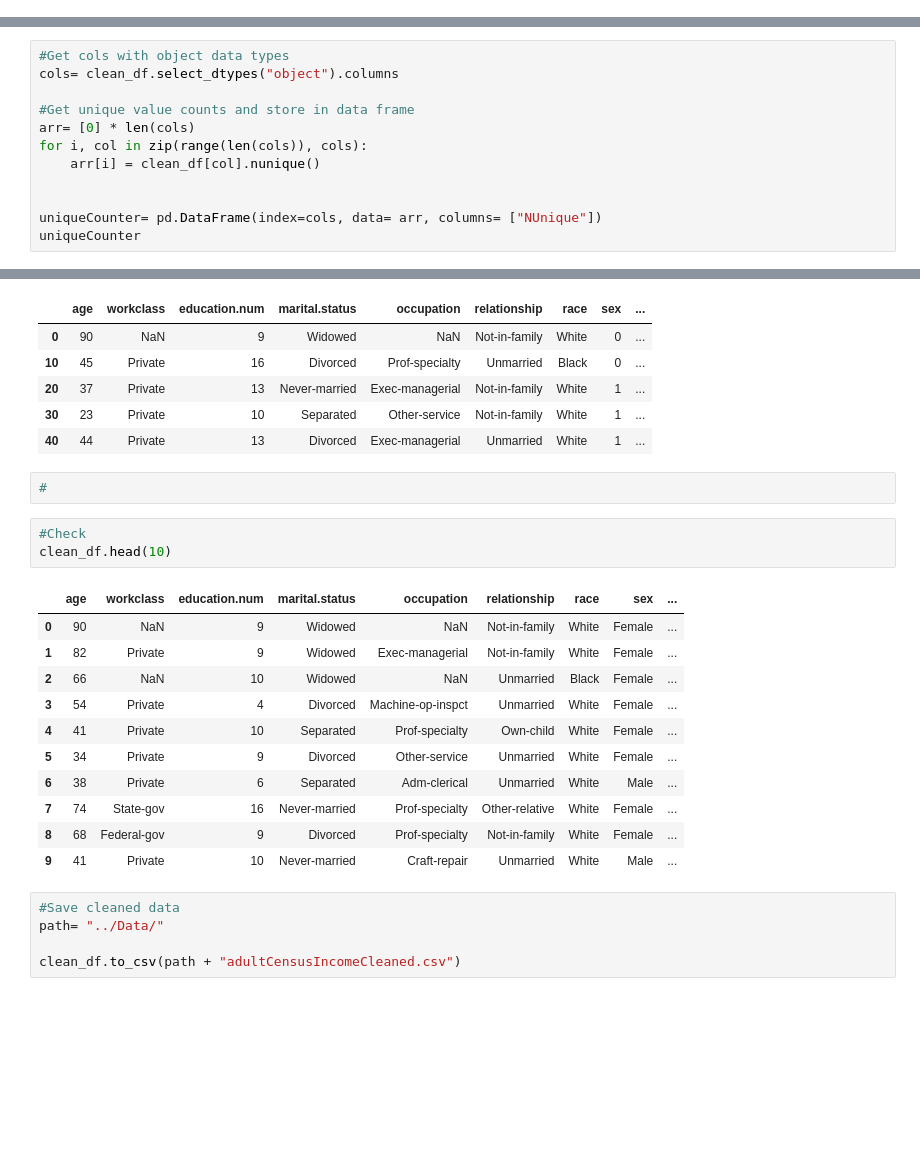
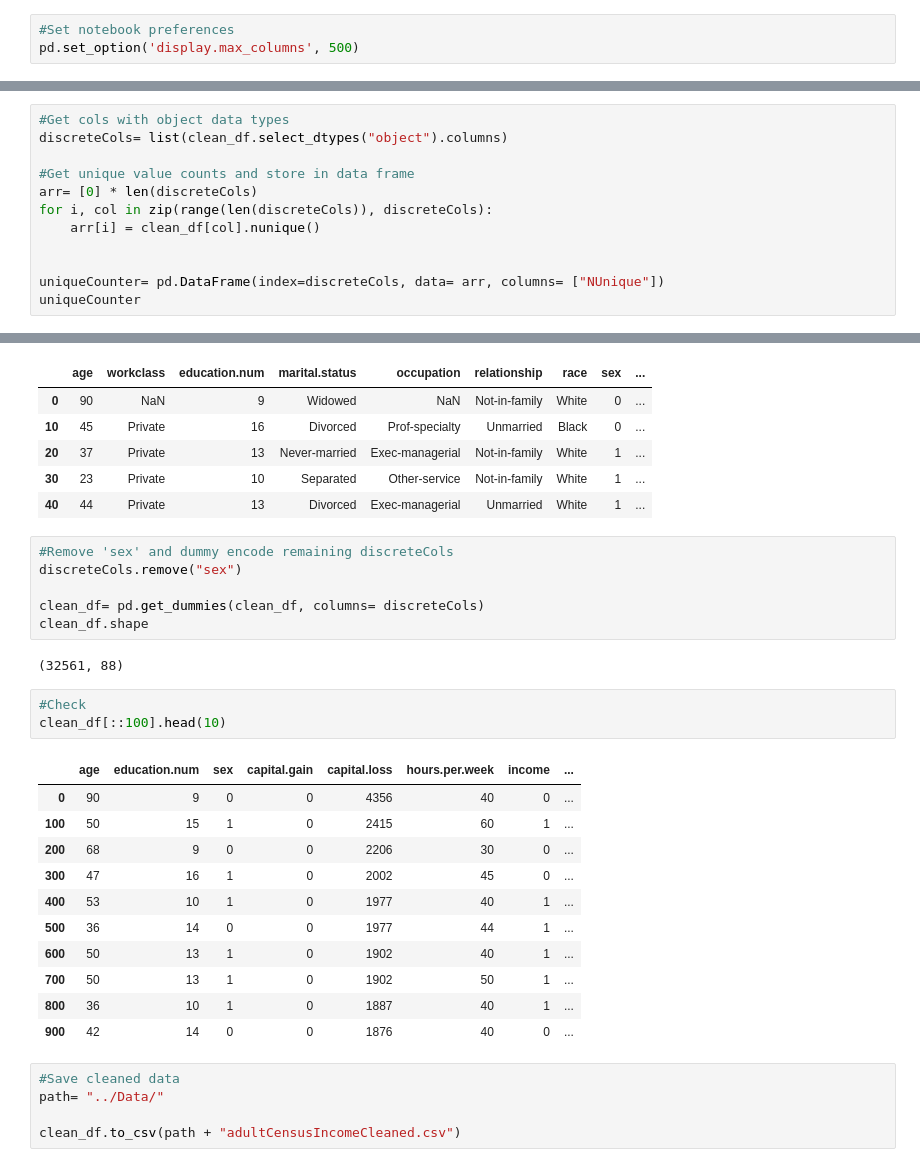
Before and after one commit to KishenSharma6/IncomeClassifier_CPP, a Jupyter notebook: EDA/DataCleaning.ipynb, the cells around one changed output, grey strips where cells are left out. Cells and saved outputs as stored; diff of their text form; blank space fills up the shorter version.

Commit message:
Created dummy variables

```diff
--- a/EDA/DataCleaning.ipynb
+++ b/EDA/DataCleaning.ipynb
@@ -2,6 +2,9 @@
 import os
 import pandas as pd
 import numpy as np
+# %%
+#Set notebook preferences
+pd.set_option('display.max_columns', 500)
 # %%
 #Read-in raw-data
 path= "../Data/adultCensusIncome.csv"
@@ -25,14 +28,14 @@ clean_df['income'] = clean_df['income'].apply(lambda x: 1 if x == ">50K" else 0)
 Dummy Encode Discrete Variables
 # %%
 #Get cols with object data types
-cols= clean_df.select_dtypes("object").columns
+discreteCols= list(clean_df.select_dtypes("object").columns)
 
 #Get unique value counts and store in data frame
-arr= [0] * len(cols)
-for i, col in zip(range(len(cols)), cols):
+arr= [0] * len(discreteCols)
+for i, col in zip(range(len(discreteCols)), discreteCols):
     arr[i] = clean_df[col].nunique()
 
 
-uniqueCounter= pd.DataFrame(index=cols, data= arr, columns= ["NUnique"])
+uniqueCounter= pd.DataFrame(index=discreteCols, data= arr, columns= ["NUnique"])
 uniqueCounter
 # %% [output]
@@ -57,23 +59,29 @@ clean_df[:100:10].head()
 | 20 | 37 | Private | 13 | Never-married | Exec-managerial | Not-in-family | White | 1 | ... |
 | 30 | 23 | Private | 10 | Separated | Other-service | Not-in-family | White | 1 | ... |
 | 40 | 44 | Private | 13 | Divorced | Exec-managerial | Unmarried | White | 1 | ... |
-# %%
-#
+# %%
+#Remove 'sex' and dummy encode remaining discreteCols
+discreteCols.remove("sex")
+
+clean_df= pd.get_dummies(clean_df, columns= discreteCols)
+clean_df.shape
+# %% [output]
+(32561, 88)
 # %%
 #Check
-clean_df.head(10)
+clean_df[::100].head(10)
 # %% [output]
-|  | age | workclass | education.num | marital.status | occupation | relationship | race | sex | ... |
-| 0 | 90 | NaN | 9 | Widowed | NaN | Not-in-family | White | Female | ... |
-| 1 | 82 | Private | 9 | Widowed | Exec-managerial | Not-in-family | White | Female | ... |
-| 2 | 66 | NaN | 10 | Widowed | NaN | Unmarried | Black | Female | ... |
-| 3 | 54 | Private | 4 | Divorced | Machine-op-inspct | Unmarried | White | Female | ... |
-| 4 | 41 | Private | 10 | Separated | Prof-specialty | Own-child | White | Female | ... |
-| 5 | 34 | Private | 9 | Divorced | Other-service | Unmarried | White | Female | ... |
-| 6 | 38 | Private | 6 | Separated | Adm-clerical | Unmarried | White | Male | ... |
-| 7 | 74 | State-gov | 16 | Never-married | Prof-specialty | Other-relative | White | Female | ... |
-| 8 | 68 | Federal-gov | 9 | Divorced | Prof-specialty | Not-in-family | White | Female | ... |
-| 9 | 41 | Private | 10 | Never-married | Craft-repair | Unmarried | White | Male | ... |
+|  | age | education.num | sex | capital.gain | capital.loss | hours.per.week | income | ... |
+| 0 | 90 | 9 | 0 | 0 | 4356 | 40 | 0 | ... |
+| 100 | 50 | 15 | 1 | 0 | 2415 | 60 | 1 | ... |
+| 200 | 68 | 9 | 0 | 0 | 2206 | 30 | 0 | ... |
+| 300 | 47 | 16 | 1 | 0 | 2002 | 45 | 0 | ... |
+| 400 | 53 | 10 | 1 | 0 | 1977 | 40 | 1 | ... |
+| 500 | 36 | 14 | 0 | 0 | 1977 | 44 | 1 | ... |
+| 600 | 50 | 13 | 1 | 0 | 1902 | 40 | 1 | ... |
+| 700 | 50 | 13 | 1 | 0 | 1902 | 50 | 1 | ... |
+| 800 | 36 | 10 | 1 | 0 | 1887 | 40 | 1 | ... |
+| 900 | 42 | 14 | 0 | 0 | 1876 | 40 | 0 | ... |
 # %%
 #Save cleaned data
 path= "../Data/"
```
Also changed, not shown: parts of 1 cell of this notebook.
